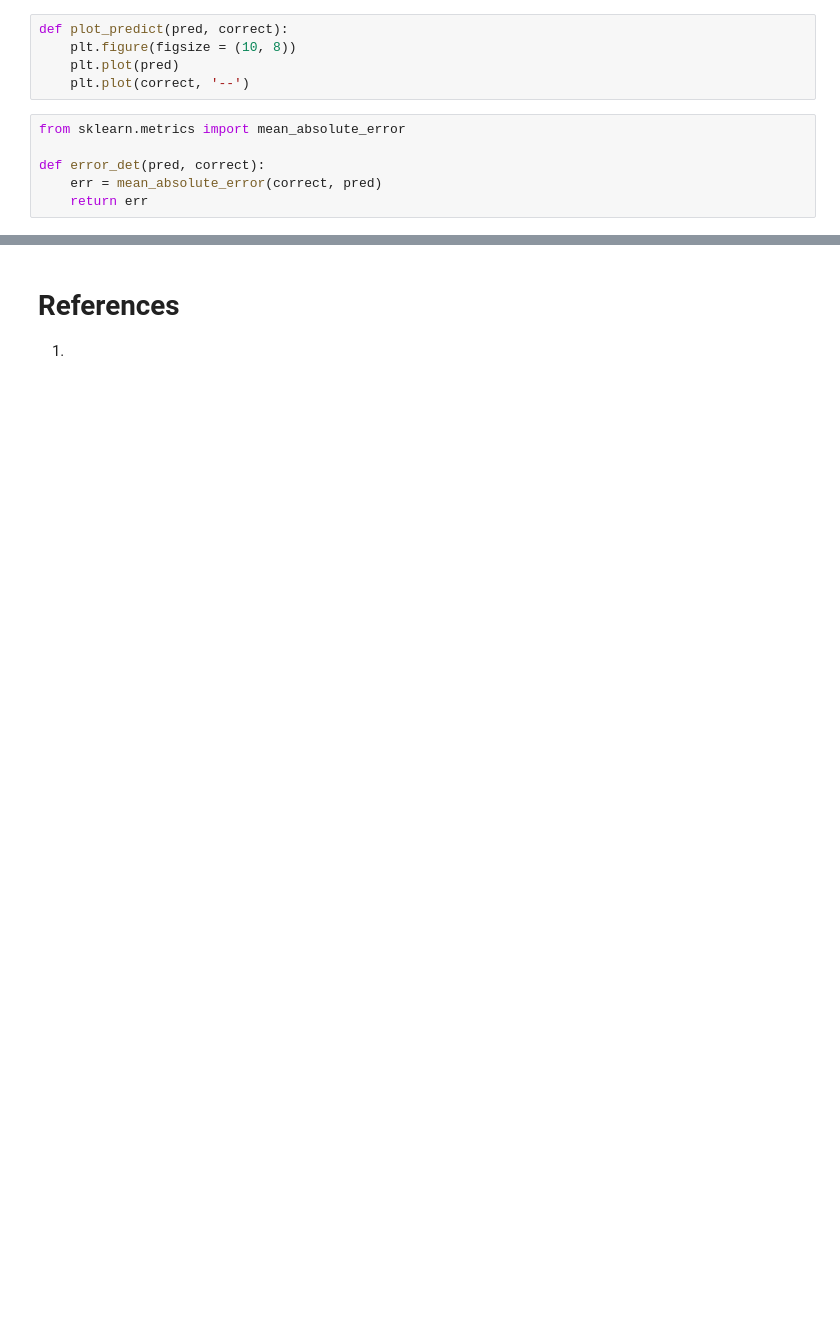
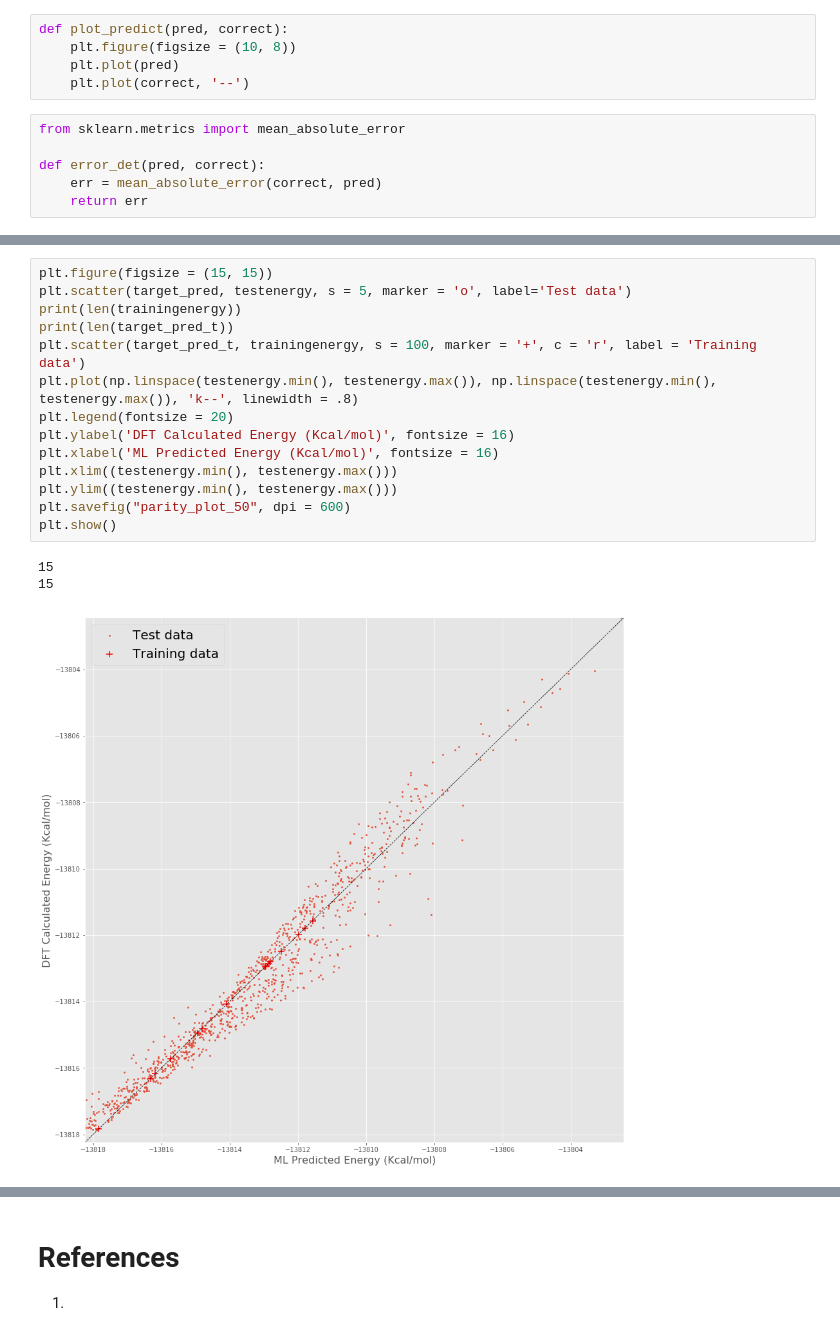
Before and after one commit to simonbatzner/RSI, a Jupyter notebook: RSI 2018-Yatin Chandar.ipynb, the cells around one changed output, grey strips where cells are left out. Saved outputs shown, nothing was run; the diff lists cells and outputs as text; blank space fills up the shorter version.

```diff
--- a/RSI 2018-Yatin Chandar.ipynb
+++ b/RSI 2018-Yatin Chandar.ipynb
@@ -228,0 +251,18 @@ error_det(testenergy, target_pred)
+# %%
+plt.figure(figsize = (15, 15))
+plt.scatter(target_pred, testenergy, s = 5, marker = 'o', label='Test data')
+print(len(trainingenergy))
+print(len(target_pred_t))
+plt.scatter(target_pred_t, trainingenergy, s = 100, marker = '+', c = 'r', label = 'Training data')
+plt.plot(np.linspace(testenergy.min(), testenergy.max()), np.linspace(testenergy.min(), testenergy.max()), 'k--', linewidth = .8)
+plt.legend(fontsize = 20)
+plt.ylabel('DFT Calculated Energy (Kcal/mol)', fontsize = 16)
+plt.xlabel('ML Predicted Energy (Kcal/mol)', fontsize = 16)
+plt.xlim((testenergy.min(), testenergy.max()))
+plt.ylim((testenergy.min(), testenergy.max()))
+plt.savefig("parity_plot_50", dpi = 600)
+plt.show()
+# %% [output]
+15
+15
+[figure, added]
```
Also changed, not shown: parts of 25 cells of this notebook.
